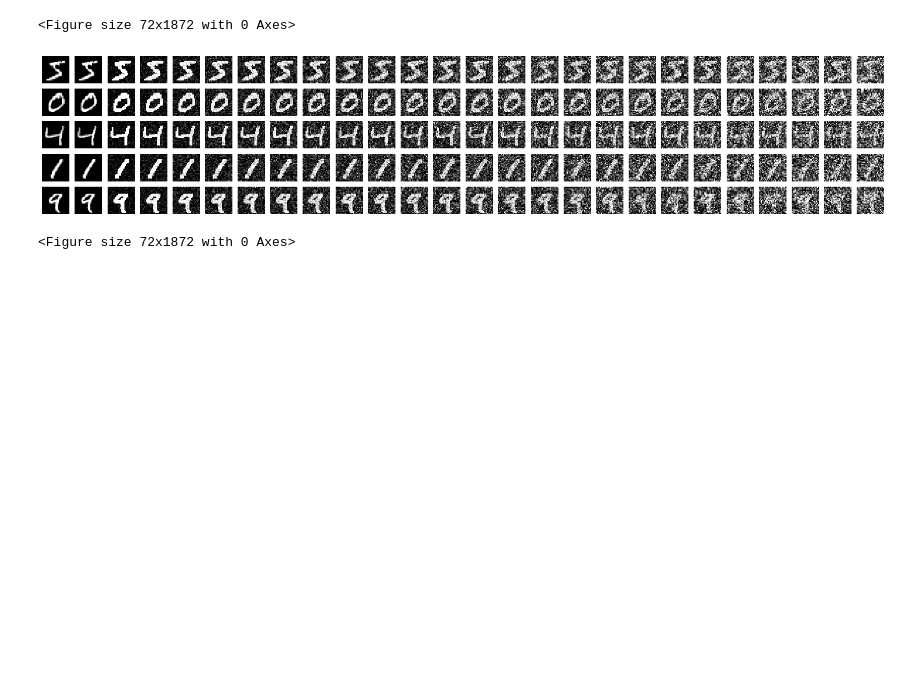
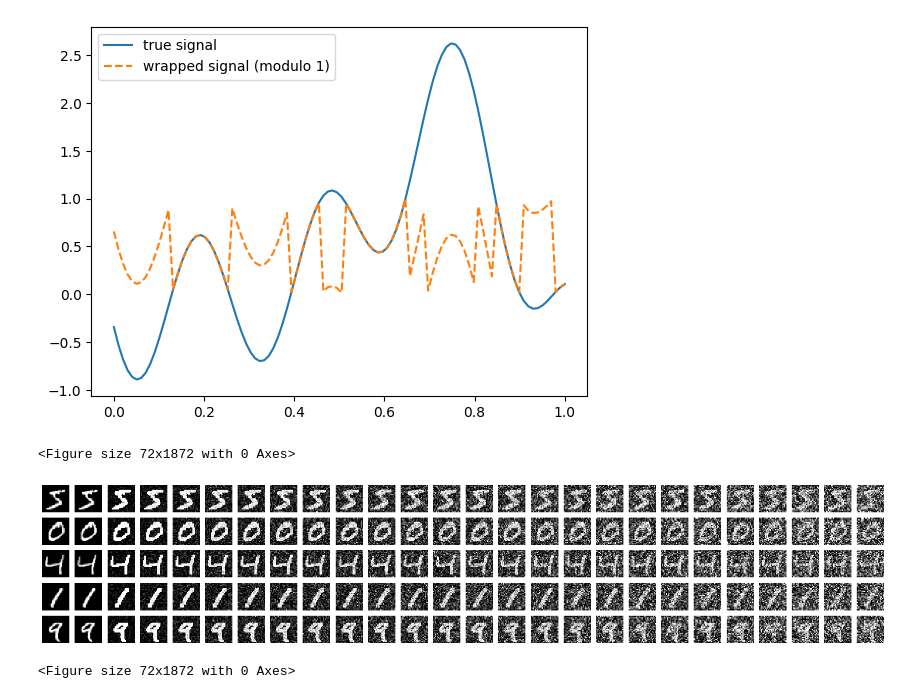
Before and after one commit to Whatisthisname/scale_space_denoising_diffusion_pm, a Jupyter notebook: py.ipynb, the cells around one changed output. Saved outputs shown, nothing was run; the diff lists cells and outputs as text; code cells hidden in the pictures; blank space fills up the shorter version.

```diff
--- a/py.ipynb
+++ b/py.ipynb
@@ -3,6 +3,30 @@
 import torch
 from torchvision import datasets, transforms
 import matplotlib.pyplot as plt
+# %%
+def f(x : torch.Tensor):
+    components = 5
+    weights = torch.randn(components) * 0.3
+    frequencies = torch.randn(components).pow(2) * 10
+    phases = torch.rand(components) * 2 * torch.tensor(3.1415)
+    y = torch.zeros_like(x)
+    for i in range(components):
+        y += weights[i] * torch.sin(frequencies[i] * x + phases[i])
+    y *= 2
+    mean = torch.mean(y)
+    return y - mean + 0.5
+
+# plot y:
+
+x = torch.linspace(0, 1, 100)
+y = f(x)
+plt.plot(x, y, label="true signal")
+# also plot y mod 0.5:
+plt.plot(x, y % 1, label = "wrapped signal (modulo 1)", linestyle="--")
+plt.legend()
+plt.show()
+# %% [output]
+[figure, added]
 # %%
 
 
```
Also changed, not shown: 17 other files.
